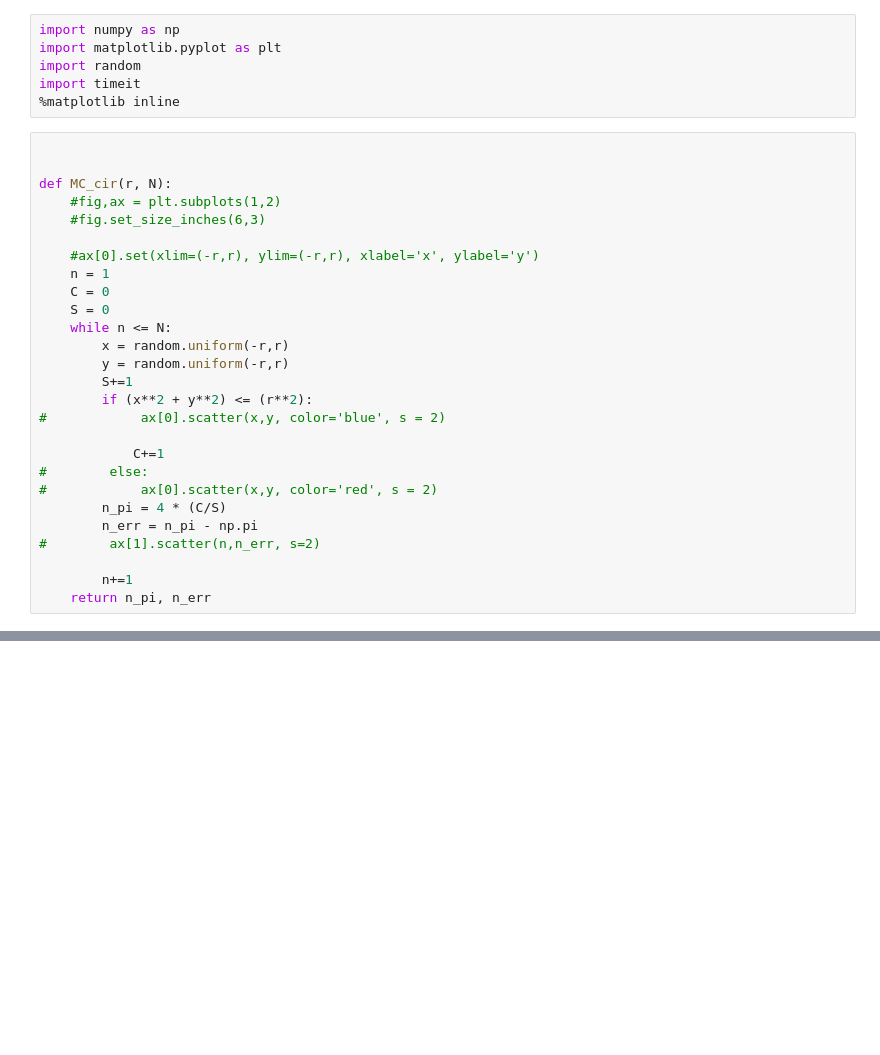
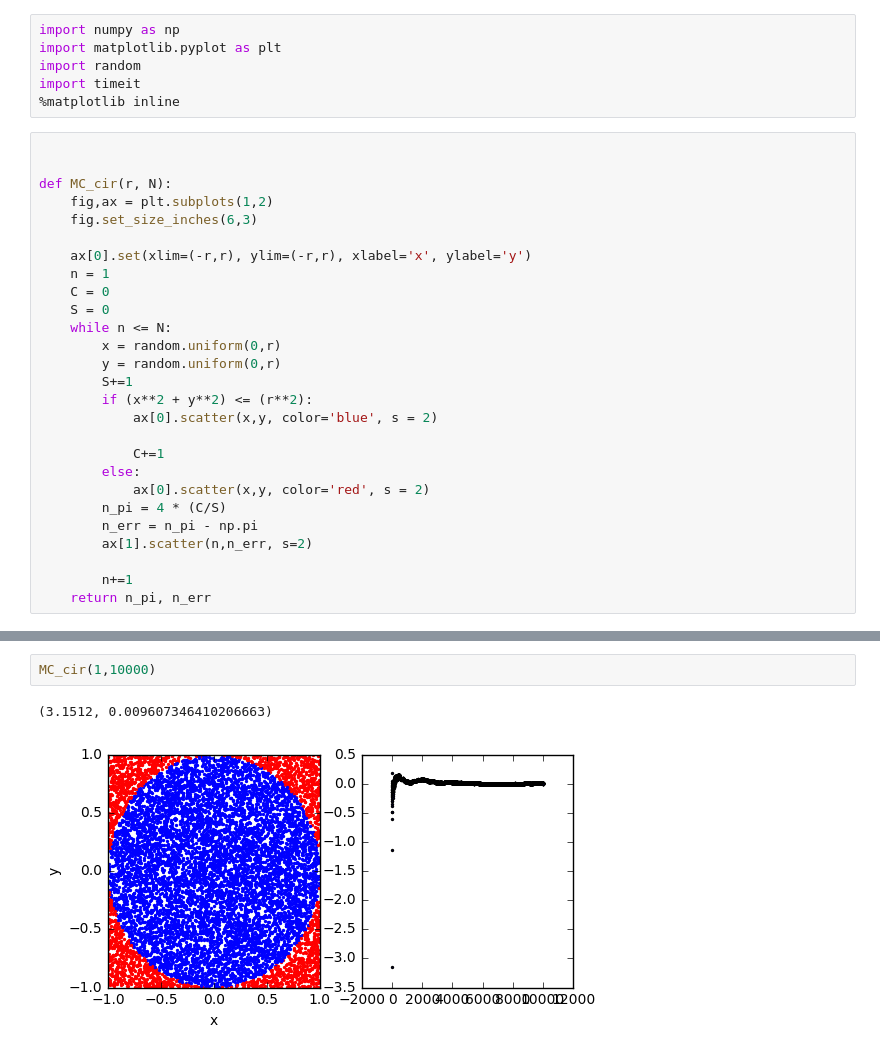
Before and after one commit to dm1681/college, a Jupyter notebook: 427/hw5.ipynb, the cells around one changed output, grey strips where cells are left out. Cells and saved outputs as stored; diff of their text form; blank space fills up the shorter version.

```diff
--- a/427/hw5.ipynb
+++ b/427/hw5.ipynb
@@ -8,26 +8,26 @@ import timeit
 
 
 def MC_cir(r, N):
-    #fig,ax = plt.subplots(1,2)
-    #fig.set_size_inches(6,3)
+    fig,ax = plt.subplots(1,2)
+    fig.set_size_inches(6,3)
 
-    #ax[0].set(xlim=(-r,r), ylim=(-r,r), xlabel='x', ylabel='y')
+    ax[0].set(xlim=(-r,r), ylim=(-r,r), xlabel='x', ylabel='y')
     n = 1
     C = 0
     S = 0
     while n <= N:
-        x = random.uniform(-r,r)
-        y = random.uniform(-r,r)
+        x = random.uniform(0,r)
+        y = random.uniform(0,r)
         S+=1
         if (x**2 + y**2) <= (r**2):
-#            ax[0].scatter(x,y, color='blue', s = 2)
+            ax[0].scatter(x,y, color='blue', s = 2)
 
             C+=1
-#        else:
-#            ax[0].scatter(x,y, color='red', s = 2)
+        else:
+            ax[0].scatter(x,y, color='red', s = 2)
         n_pi = 4 * (C/S)
         n_err = n_pi - np.pi
-#        ax[1].scatter(n,n_err, s=2)
+        ax[1].scatter(n,n_err, s=2)
 
         n+=1
     return n_pi, n_err
@@ -41,0 +39,5 @@ MC_cir(1,10000)
+# %%
+MC_cir(1,10000)
+# %% [output]
+(3.1512, 0.009607346410206663)
+[figure, added]
```
Also changed, not shown: parts of 2 cells of this notebook, 10 other files.
